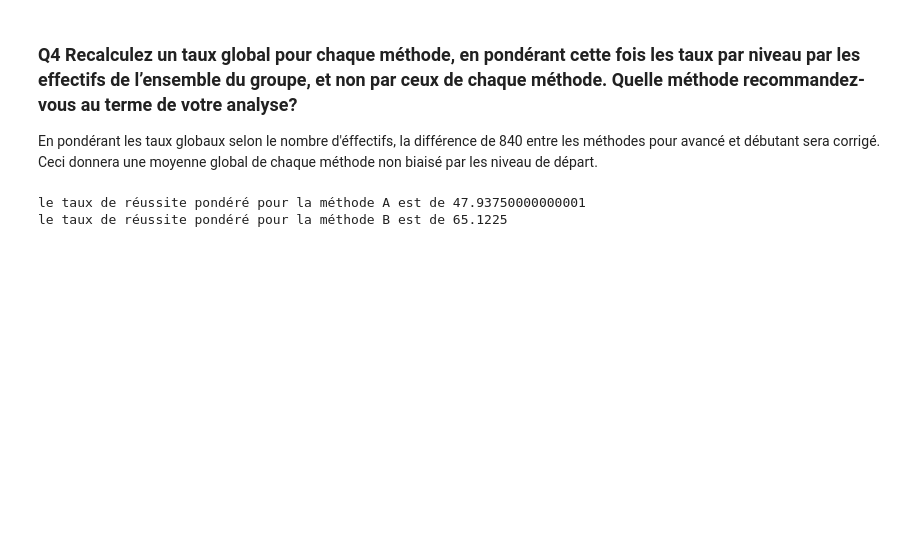
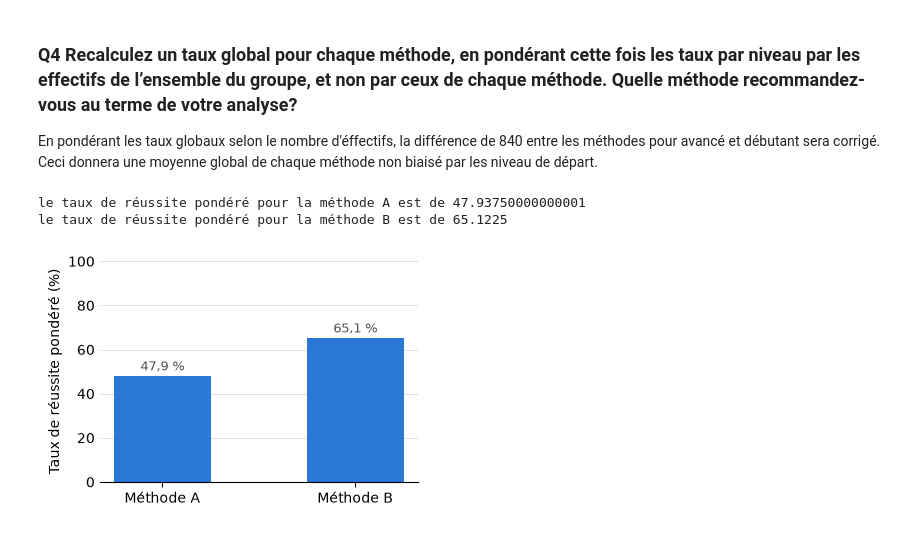
Before and after one commit to Dandalex/Devoir1ConceptStat, a Jupyter notebook: Dandrea_Devoir_I.ipynb, the cells around one changed output. Cells and saved outputs as stored; diff of their text form; code cells hidden in the pictures; blank space fills up the shorter version.

Commit message:
Q4 figure (claude) + text

```diff
--- a/Dandrea_Devoir_I.ipynb
+++ b/Dandrea_Devoir_I.ipynb
@@ -243,3 +243,28 @@ print(f"le taux de réussite pondéré pour la méthode B est de {mean_b_adjuste
 # %% [output]
 le taux de réussite pondéré pour la méthode A est de 47.93750000000001
 le taux de réussite pondéré pour la méthode B est de 65.1225
+# %%
+# [IA] Code généré par Claude : figure du taux de réussite pondéré par méthode (jeu 1, Q4)
+# Même présentation que la figure Q1, avec les taux pondérés par les effectifs du groupe.
+taux_ponderes = [mean_a_adjusted, mean_b_adjusted]
+
+fig, ax = plt.subplots(figsize=(4, 2.8))
+barres = ax.bar([f"Méthode {m}" for m in methodes], taux_ponderes, width=0.5, color="#2a78d6")
+
+# Pourcentage au-dessus de chaque barre, avec virgule décimale.
+ax.bar_label(barres, labels=[f"{h:.1f} %".replace(".", ",") for h in barres.datavalues],
+             padding=2, fontsize=9, color="#52514e")
+
+ax.set_ylabel("Taux de réussite pondéré (%)")
+ax.set_ylim(0, 100)
+ax.grid(axis="y", color="#e4e3df", linewidth=0.8)
+ax.set_axisbelow(True)
+for cote in ("top", "right", "left"):
+    ax.spines[cote].set_visible(False)
+ax.tick_params(axis="y", length=0)
+
+fig.tight_layout()
+fig.savefig(DOSSIER_FIGURES / "jeu1_reussite_ponderee.pdf")
+plt.show()
+# %% [output]
+[figure, added]
```
Also changed, not shown: 1 other file.
